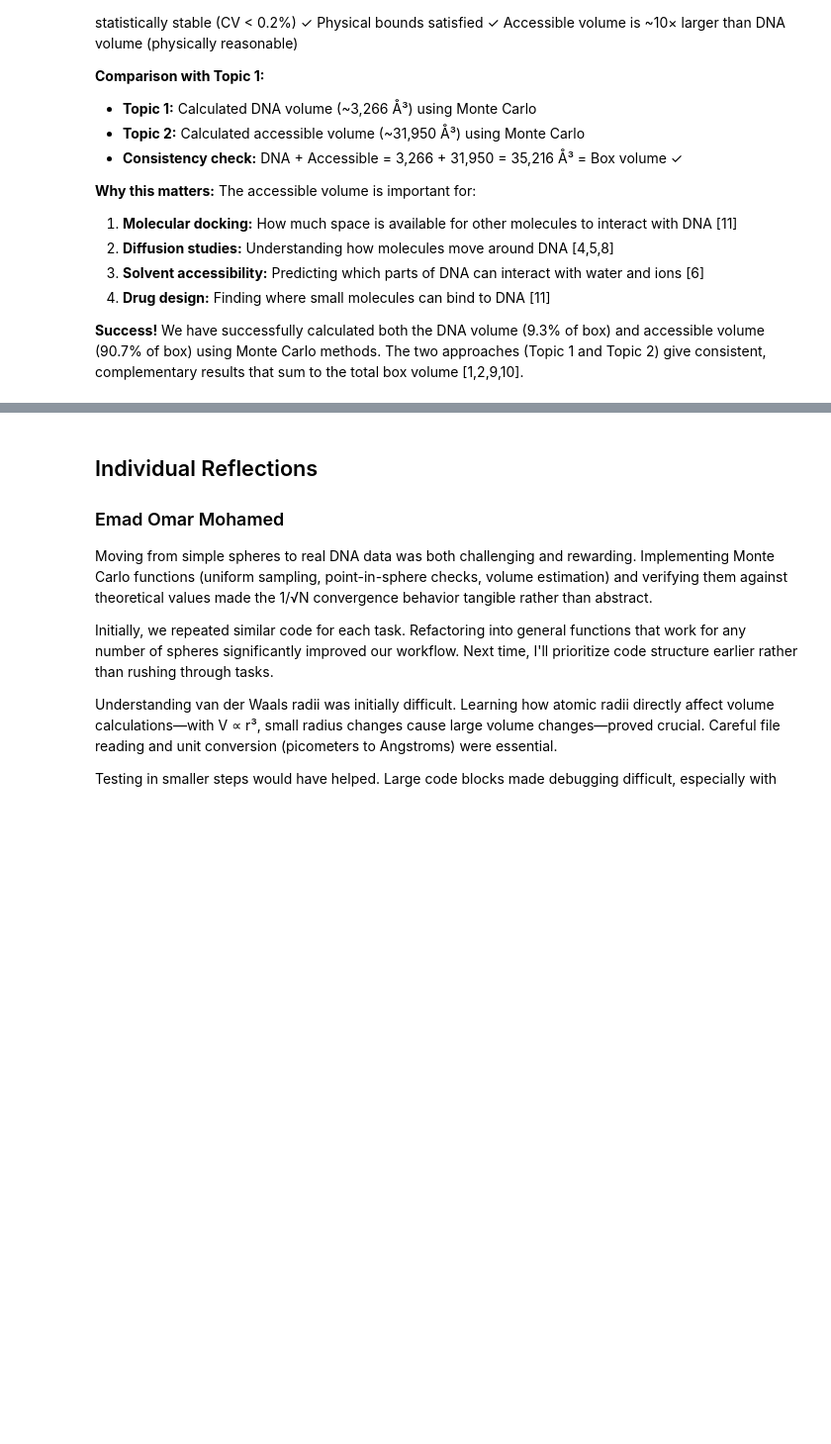
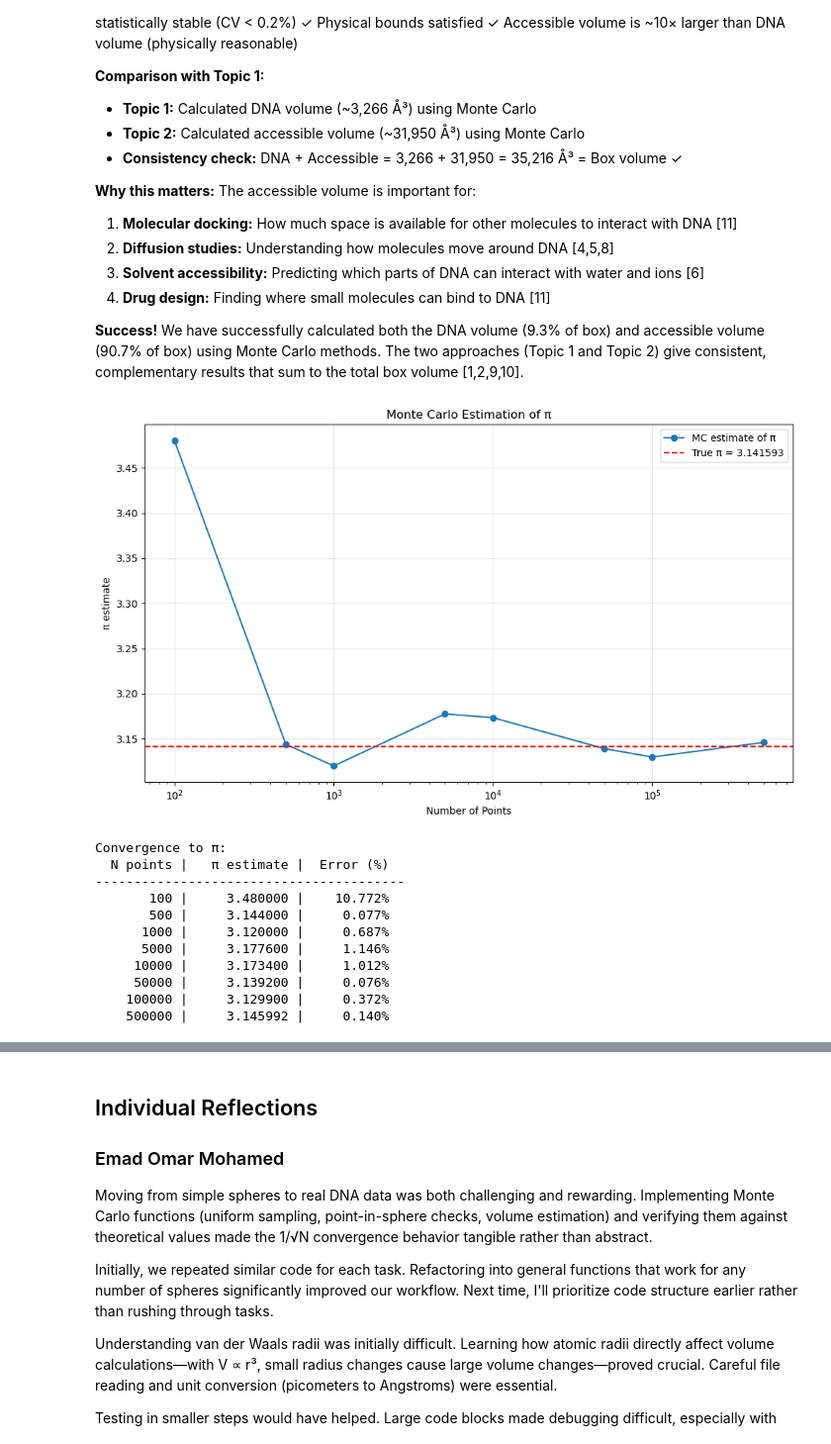
Before and after one commit to Odin-Troli19/Project3_MOD300_groupAplus, a Jupyter notebook: assignment3_notebook.ipynb, the cells around one changed output, grey strips where cells are left out. Shown: that part at 99% size. Drawn from its saved outputs; the diff is of its cells as text; code cells hidden in the pictures; blank space fills up the shorter version.

```diff
--- a/assignment3_notebook.ipynb
+++ b/assignment3_notebook.ipynb
@@ -960,23 +900,47 @@ The accessible volume is important for:
 
 **Success!** We have successfully calculated both the DNA volume (9.3% of box) and accessible volume (90.7% of box) using Monte Carlo methods. The two approaches (Topic 1 and Topic 2) give consistent, complementary results that sum to the total box volume [1,2,9,10].
 # %%
-# Calculating accessible volume for DNA
-print("Calculating accessible volume for DNA molecule...\n")
+# Calculating pi using different numbers of points
+n_points_list = [100, 500, 1000, 5000, 10000, 50000, 100000, 500000]
+pi_estimates = []
 
-# Running verification on DNA
-dna_acc_vol, dna_acc_std = verify_accessible_volume(
-    dna_box, dna_spheres,
-    n_points=200000,  # More points for accuracy
-    n_repeats=5
-)
+for n_points in n_points_list:
+    pi_est = dna.calculate_pi_from_sphere(n_points, radius=1.0)
+    pi_estimates.append(pi_est)
 
-print(f"\n" + "=" * 70)
-print(f"FINAL RESULTS FOR DNA MOLECULE")
-print("=" * 70)
-print(f"\nAccessible Volume: {dna_acc_vol:.2f} ± {dna_acc_std:.2f} Å³")
-print(f"\nThis represents the volume of space around the DNA")
-print(f"that is NOT occupied by atoms.")
-print("=" * 70)
+# Plot convergence to pi
+plt.figure(figsize=(10, 6))
+plt.plot(n_points_list, pi_estimates, 'o-', label='MC estimate of π')
+plt.axhline(y=np.pi, color='r', linestyle='--', label=f'True π = {np.pi:.6f}')
+plt.xlabel('Number of Points')
+plt.ylabel('π estimate')
+plt.title('Monte Carlo Estimation of π')
+plt.xscale('log')
+plt.grid(True, alpha=0.3)
+plt.legend()
+plt.tight_layout()
+plt.show()
+
+# Printing the results table
+print("\nConvergence to π:")
+print(f"{'N points':>10} | {'π estimate':>12} | {'Error (%)':>10}")
+print("-" * 40)
+for n, pi_est in zip(n_points_list, pi_estimates):
+    error = abs(pi_est - np.pi) / np.pi * 100
+    print(f"{n:10d} | {pi_est:12.6f} | {error:9.3f}%")
+# %% [output]
+[figure, added]
+Convergence to π:
+  N points |   π estimate |  Error (%)
+----------------------------------------
+       100 |     3.480000 |    10.772%
+       500 |     3.144000 |     0.077%
+      1000 |     3.120000 |     0.687%
+      5000 |     3.177600 |     1.146%
+     10000 |     3.173400 |     1.012%
+     50000 |     3.139200 |     0.076%
+    100000 |     3.129900 |     0.372%
+    500000 |     3.145992 |     0.140%
 # %% [markdown]
 ## Conclusion and Discussion
 
```
Also changed, not shown: parts of 9 cells of this notebook.
